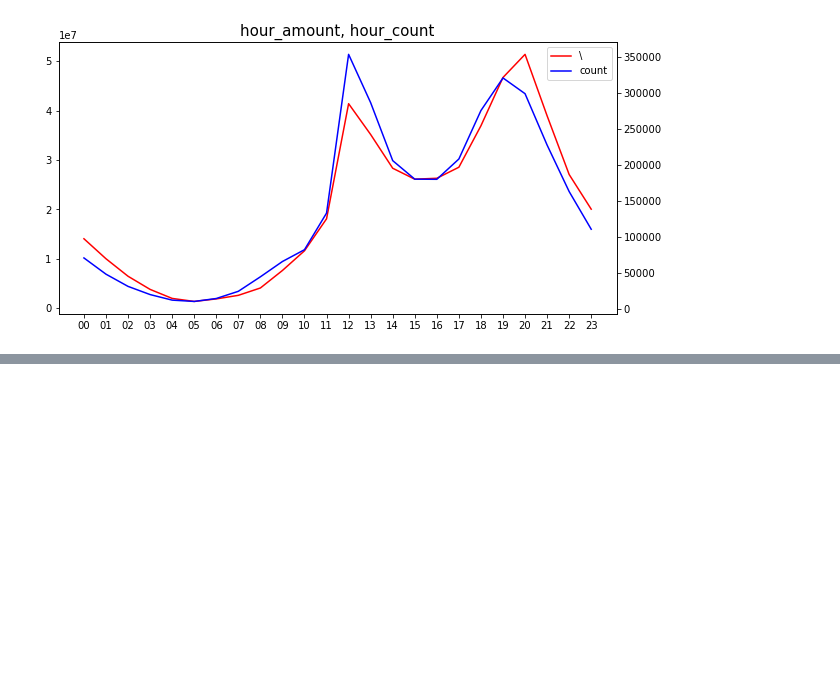
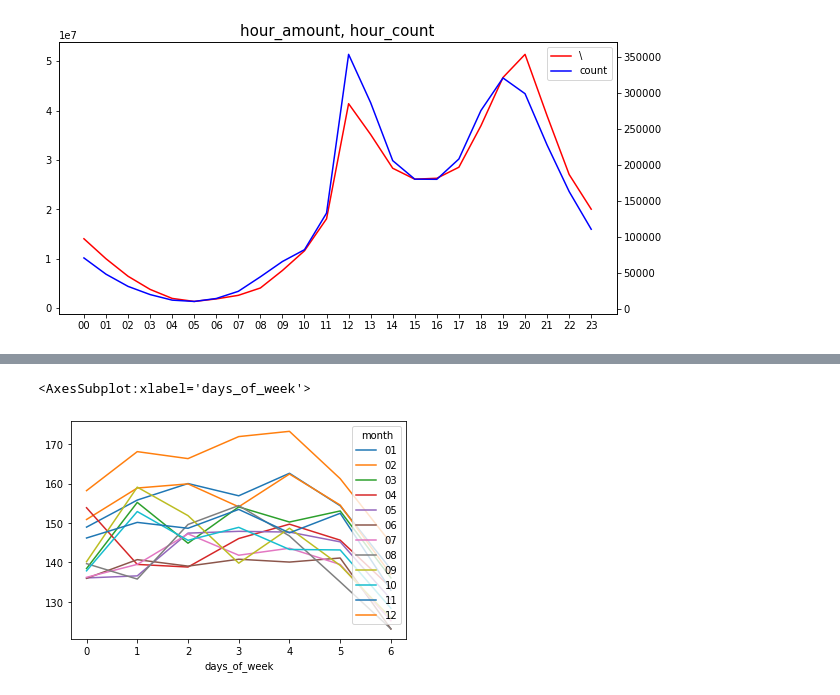
Before and after one commit to SeoMinJong/-, a Jupyter notebook: credit_my_ex.ipynb, the cells around one changed output, grey strips where cells are left out. Saved outputs shown, nothing was run; the diff lists cells and outputs as text; code cells hidden in the pictures; blank space fills up the shorter version.

Commit message:
[Update] 3column(days_of_week,month,amount)(days_of_week,hour,amount) 별로 분석

```diff
--- a/credit_my_ex.ipynb
+++ b/credit_my_ex.ipynb
@@ -820,0 +823,3 @@ plt.show()
+# %%
+df2 = pd.pivot_table(df, index = ["days_of_week"], columns =  ["month"], values="amount", aggfunc=np.mean)
+df2
@@ -820,0 +836,5 @@ plt.show()
+# %%
+df2.plot()
+# %% [output]
+<AxesSubplot:xlabel='days_of_week'>
+[figure, added]
```
Also changed, not shown: parts of 5 cells of this notebook.
